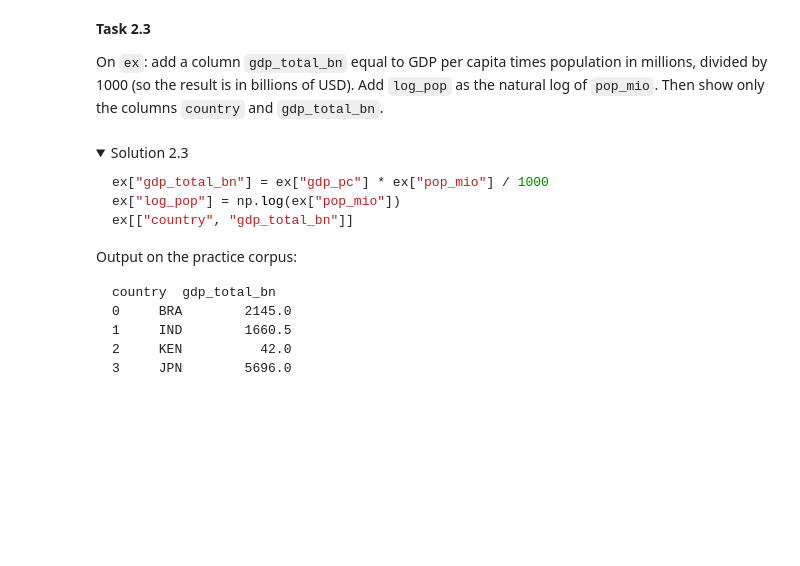
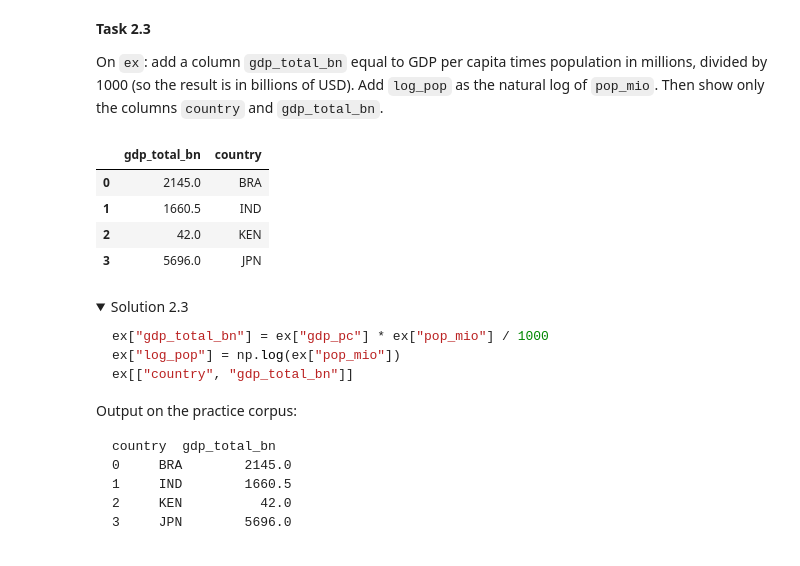
Before and after one commit to nicolascent03-cpu/Data-Analysis-with-Python, a Jupyter notebook: un-speeches/pandas_by_doing.ipynb, the cells around one changed output. Saved outputs shown, nothing was run; the diff lists cells and outputs as text; code cells hidden in the pictures; folded sections open; blank space fills up the shorter version.

```diff
--- a/un-speeches/pandas_by_doing.ipynb
+++ b/un-speeches/pandas_by_doing.ipynb
@@ -631,6 +703,18 @@ On `ex`: add a column `gdp_total_bn` equal to GDP per capita times population in
 columns `country` and `gdp_total_bn`.
 # %%
 # TASK 2.3
+
+ex["gdp_total_bn"] = ex["gdp_pc"] * ex["pop_mio"] / 1000
+ex["log_pop"] = np.log(ex["pop_mio"])
+
+
+ex[["gdp_total_bn", "country"]]
+# %% [output]
+|  | gdp_total_bn | country |
+| 0 | 2145.0 | BRA |
+| 1 | 1660.5 | IND |
+| 2 | 42.0 | KEN |
+| 3 | 5696.0 | JPN |
 # %% [markdown]
 <details>
 <summary>Solution 2.3</summary>
```
Also changed, not shown: parts of 14 cells of this notebook.
